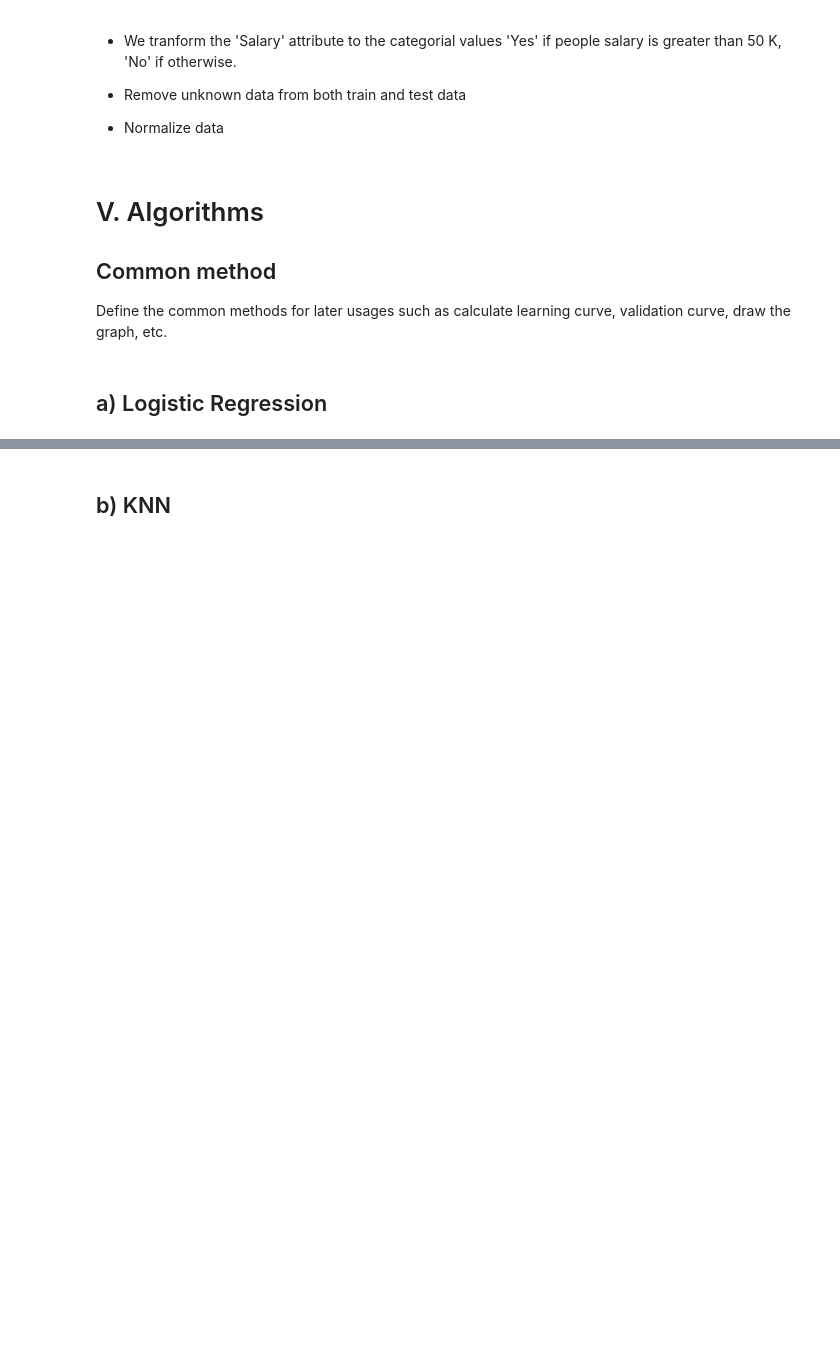
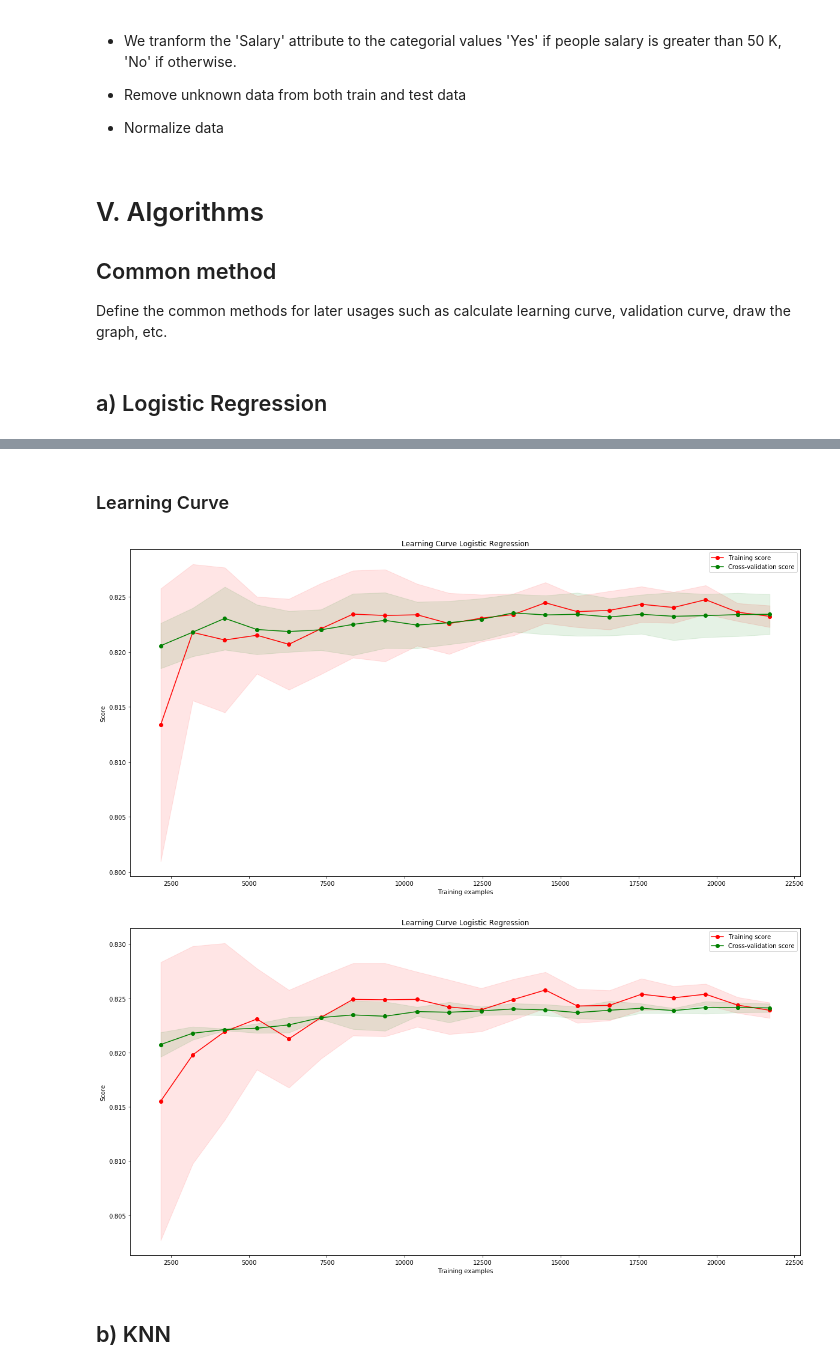
Before and after one commit to haiphucnguyen/MachineLearning, a Jupyter notebook: notes/Project 1.ipynb, the cells around one changed output, grey strips where cells are left out. Saved outputs shown, nothing was run; the diff lists cells and outputs as text; code cells hidden in the pictures; blank space fills up the shorter version.

```diff
--- a/notes/Project 1.ipynb
+++ b/notes/Project 1.ipynb
@@ -295,3 +294,14 @@ avg / total       0.81      0.82      0.81     16281
+# %% [markdown]
+### Learning Curve
+# %%
+train_sizes, train_scores, test_scores = callLearningCurve(LogisticRegression(C=0.001), X_train, Y_train)
+plotLearningCurve('Learning Curve Logistic Regression', train_sizes, train_scores, test_scores)
+
+train_sizes, train_scores, test_scores = callLearningCurve(LogisticRegression(C=1), X_train, Y_train)
+plotLearningCurve('Learning Curve Logistic Regression', train_sizes, train_scores, test_scores)
+# %% [output]
+[figure, added]
+[figure, added]
 # %% [markdown]
 ## b)  KNN
 # %%
```
Also changed, not shown: parts of 29 cells of this notebook.
